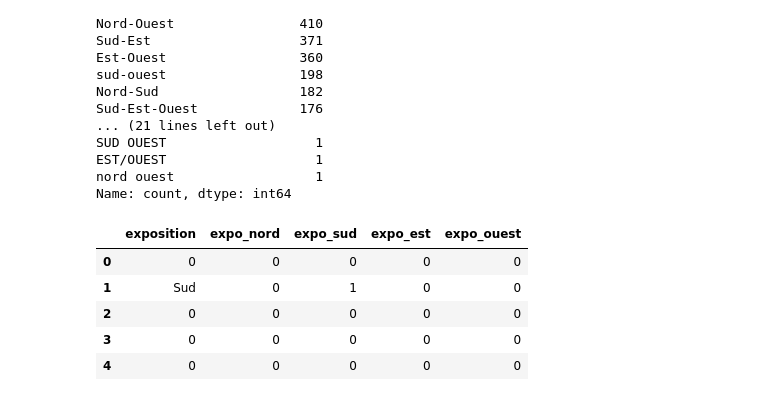
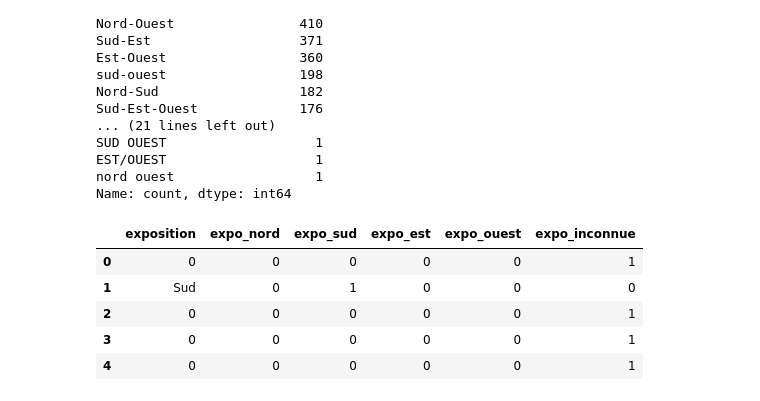
Before and after one commit to Hugues360/Projet_DS2025, a Jupyter notebook: Etape_2_Matthieu.ipynb, the cells around one changed output. Saved outputs shown, nothing was run; the diff lists cells and outputs as text; code cells hidden in the pictures.

```diff
--- a/Etape_2_Matthieu.ipynb
+++ b/Etape_2_Matthieu.ipynb
@@ -382,3 +382,14 @@ print(cardinalites_df)
 18           TYP_IRIS_x            3
 19           TYP_IRIS_y            2
 20                annee            5
+# %%
+# 1) Encodage
+ohe = OneHotEncoder(handle_unknown='ignore', sparse_output=False)
+annee_encoded = ohe.fit_transform(df_ventes_clean[['annee']])
+
+# 2) Création d'un DataFrame avec les bons noms de colonnes
+annee_cols = ohe.get_feature_names_out(['annee'])
+df_annee_ohe = pd.DataFrame(annee_encoded, columns=annee_cols, index=df_ventes_clean.index)
+
+# 3) Concaténation au DataFrame d'origine
+df_ventes_clean = pd.concat([df_ventes_clean, df_annee_ohe], axis=1)
@@ -418,12 +462,13 @@ df_ventes_clean['expo_nord']  = df_ventes_clean['exposition_clean'].str.contains
 df_ventes_clean['expo_sud']   = df_ventes_clean['exposition_clean'].str.contains(r'\bsud\b',   na=False).astype(int)
 df_ventes_clean['expo_est']   = df_ventes_clean['exposition_clean'].str.contains(r'\best\b',   na=False).astype(int)
 df_ventes_clean['expo_ouest'] = df_ventes_clean['exposition_clean'].str.contains(r'\bouest\b', na=False).astype(int)
+df_ventes_clean['expo_inconnue'] = df_ventes_clean['exposition_clean'].str.contains(r'0', na=False).astype(int)
 # %%
-df_ventes_clean[['exposition', 'expo_nord', 'expo_sud', 'expo_est', 'expo_ouest']].head()
+df_ventes_clean[['exposition', 'expo_nord', 'expo_sud', 'expo_est', 'expo_ouest', 'expo_inconnue']].head()
 # %% [output]
-|  | exposition | expo_nord | expo_sud | expo_est | expo_ouest |
-| 0 | 0 | 0 | 0 | 0 | 0 |
-| 1 | Sud | 0 | 1 | 0 | 0 |
-| 2 | 0 | 0 | 0 | 0 | 0 |
-| 3 | 0 | 0 | 0 | 0 | 0 |
-| 4 | 0 | 0 | 0 | 0 | 0 |
+|  | exposition | expo_nord | expo_sud | expo_est | expo_ouest | expo_inconnue |
+| 0 | 0 | 0 | 0 | 0 | 0 | 1 |
+| 1 | Sud | 0 | 1 | 0 | 0 | 0 |
+| 2 | 0 | 0 | 0 | 0 | 0 | 1 |
+| 3 | 0 | 0 | 0 | 0 | 0 | 1 |
+| 4 | 0 | 0 | 0 | 0 | 0 | 1 |
```
Also changed, not shown: parts of 31 cells of this notebook.
